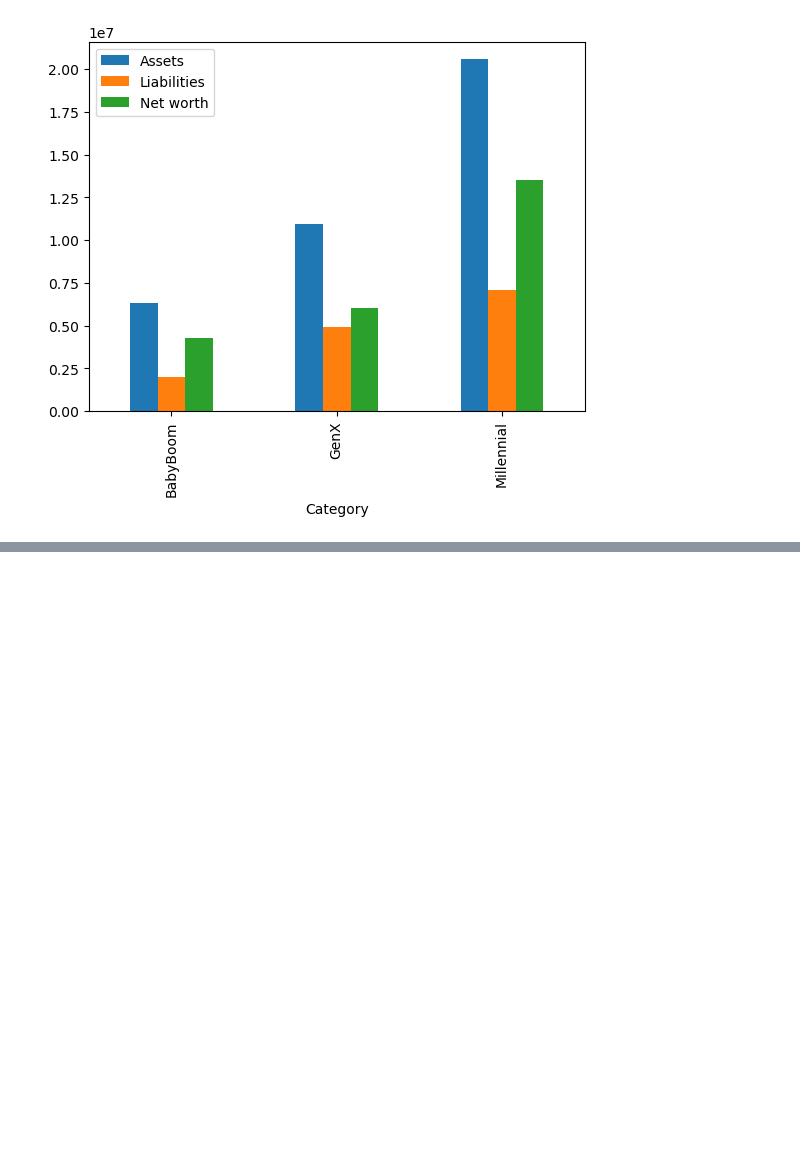
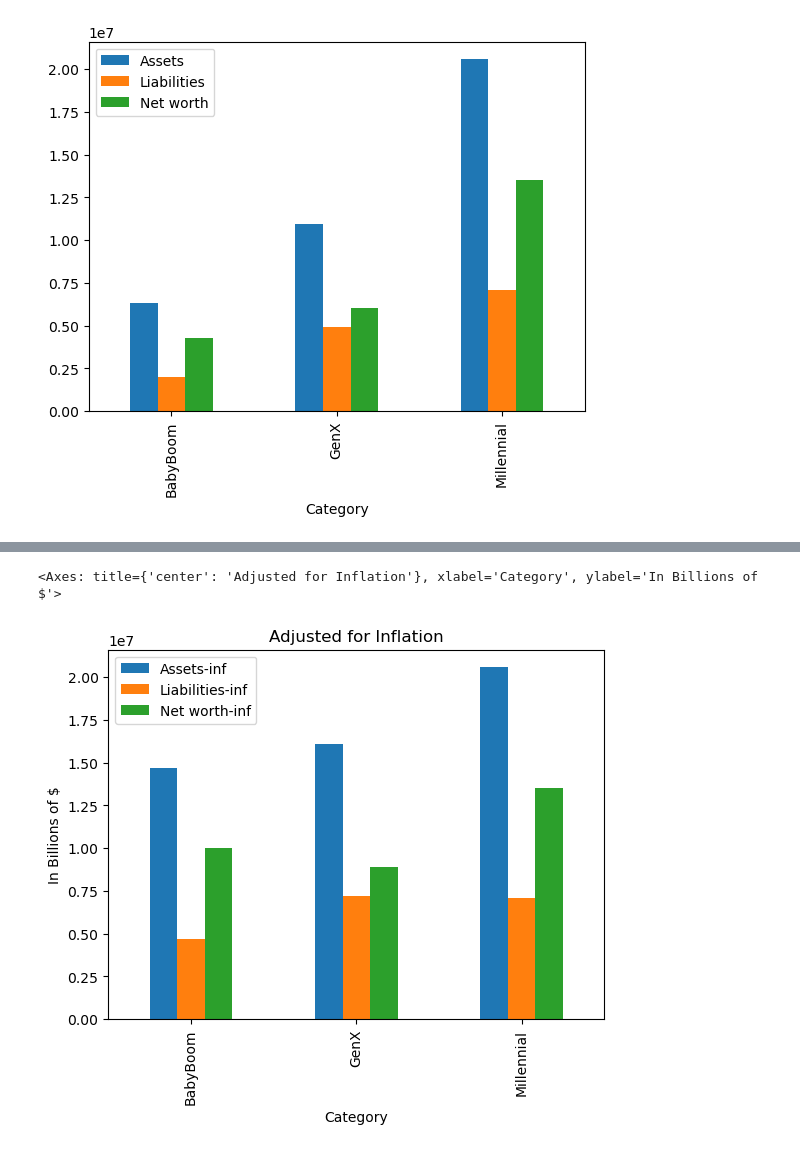
Before and after one commit to JCamp-12/AI-Project-1, a Jupyter notebook: JNS_Generation_research.ipynb, the cells around one changed output, grey strips where cells are left out. Cells and saved outputs as stored; diff of their text form; code cells hidden in the pictures; blank space fills up the shorter version.

Commit message:
Inflation and Assets comparison
Updated Assest/Liabilities/net worth for inflation and added a 100% stacked bar chart displaying division of assets

```diff
--- a/JNS_Generation_research.ipynb
+++ b/JNS_Generation_research.ipynb
@@ -104,0 +123,7 @@ filtered_df.plot(kind='bar')
+# %%
+BBThirtyfive_df = Focus_df.loc[(Focus_df['Date'] == '1990:Q4') & (Focus_df.index == 'BabyBoom')]
+BBThirtyfive_df['Assets-inf'] = BBThirtyfive_df['Assets'] * 2.331
+BBThirtyfive_df['Liabilities-inf'] = BBThirtyfive_df['Liabilities'] * 2.331
+BBThirtyfive_df['Net worth-inf'] = BBThirtyfive_df['Net worth'] * 2.331
+BoomerAdj = BBThirtyfive_df[['Assets-inf', 'Liabilities-inf', 'Net worth-inf']]
+BoomerAdj.head()
@@ -104,0 +149,7 @@ filtered_df.plot(kind='bar')
+# %%
+GenXThirtyfive_df= Focus_df.loc[(Focus_df['Date'] == '2007:Q4') & (Focus_df.index == 'GenX')]
+GenXThirtyfive_df['Assets-inf'] = GenXThirtyfive_df['Assets'] * 1.47
+GenXThirtyfive_df['Liabilities-inf'] = GenXThirtyfive_df['Liabilities'] * 1.47
+GenXThirtyfive_df['Net worth-inf'] = GenXThirtyfive_df['Net worth'] * 1.47
+GenXAdj = GenXThirtyfive_df[['Assets-inf', 'Liabilities-inf', 'Net worth-inf']]
+GenXAdj.head()
@@ -104,0 +175,7 @@ filtered_df.plot(kind='bar')
+# %%
+MilThirtyfive_df= Focus_df.loc[(Focus_df['Date'] == '2023:Q4') & (Focus_df.index == 'Millennial')]
+MilThirtyfive_df['Assets-inf'] = MilThirtyfive_df['Assets']
+MilThirtyfive_df['Liabilities-inf'] = MilThirtyfive_df['Liabilities']
+MilThirtyfive_df['Net worth-inf'] = MilThirtyfive_df['Net worth']
+MilnAdj = MilThirtyfive_df[['Assets-inf', 'Liabilities-inf', 'Net worth-inf']]
+MilnAdj.head()
@@ -104,0 +201,8 @@ filtered_df.plot(kind='bar')
+# %%
+Adjusted_view = [BoomerAdj, GenXAdj, MilnAdj]
+Adjusted_df = pd.concat(Adjusted_view)
+Adjusted_df.head()
+Adjusted_df.plot(title='Adjusted for Inflation', kind='bar', ylabel='In Billions of $')
+# %% [output]
+<Axes: title={'center': 'Adjusted for Inflation'}, xlabel='Category', ylabel='In Billions of $'>
+[figure, added]
```
Also changed, not shown: parts of 8 cells of this notebook.
